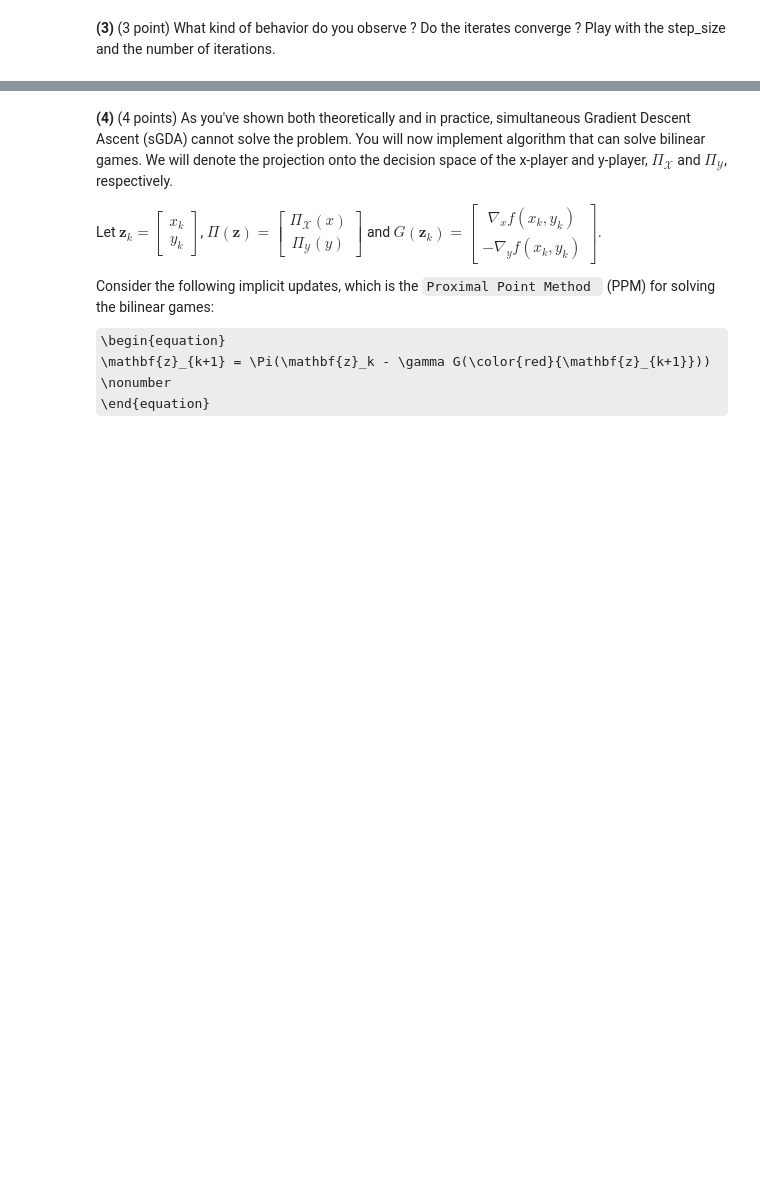
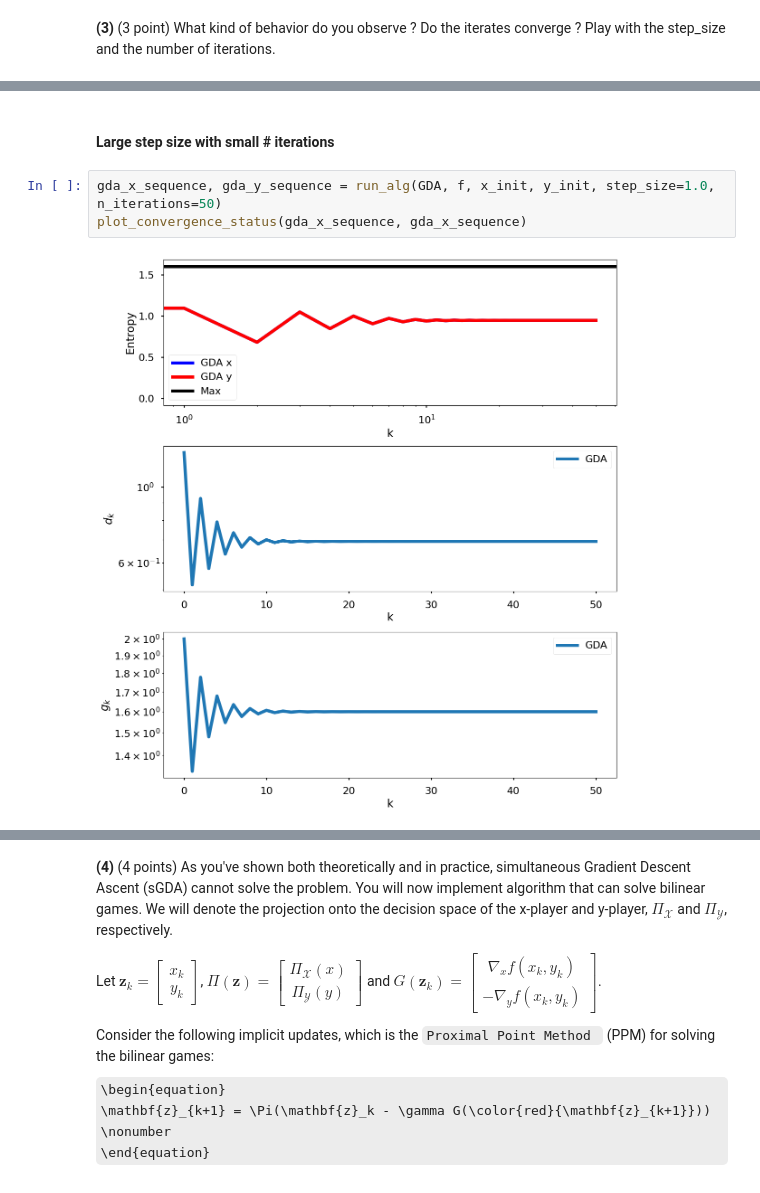
Before and after one commit to MarkoStc/mod_hw2, a Jupyter notebook: Part-1-Theoretical recap.ipynb, the cells around one changed output, grey strips where cells are left out. Saved outputs shown, nothing was run; the diff lists cells and outputs as text; some formulas as TeX source; blank space fills up the shorter version.

```diff
--- a/Part-1-Theoretical recap.ipynb
+++ b/Part-1-Theoretical recap.ipynb
@@ -892,0 +928,7 @@ plt.show()
+# %% [markdown]
+#### Large step size with small # iterations
+# %%
+gda_x_sequence, gda_y_sequence = run_alg(GDA, f, x_init, y_init, step_size=1.0, n_iterations=50)
+plot_convergence_status(gda_x_sequence, gda_x_sequence)
+# %% [output]
+[figure, added]
```
Also changed, not shown: parts of 30 cells of this notebook.
